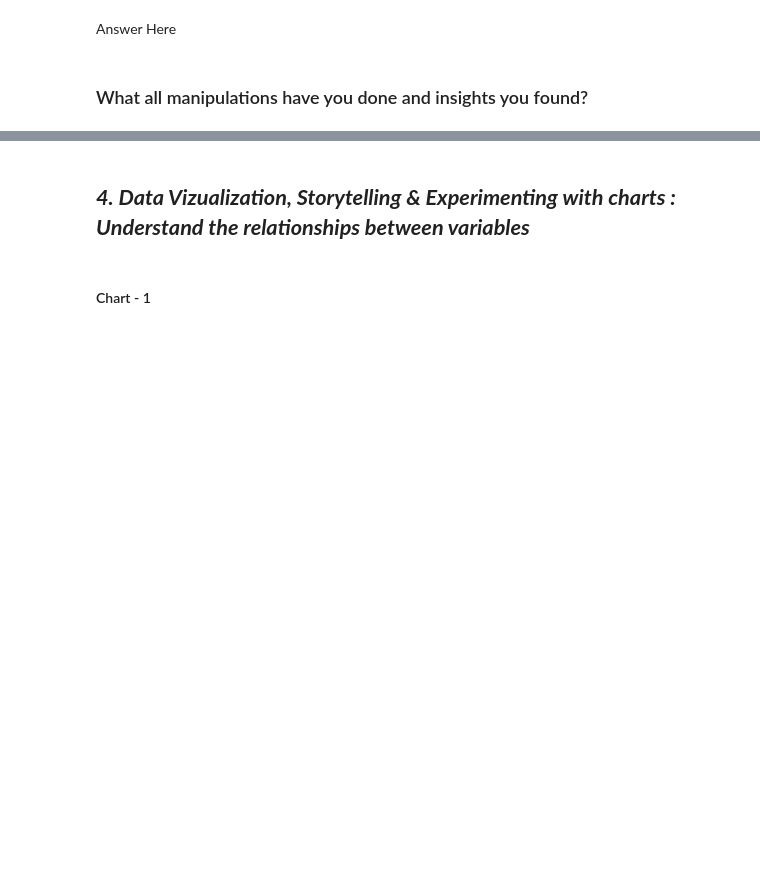
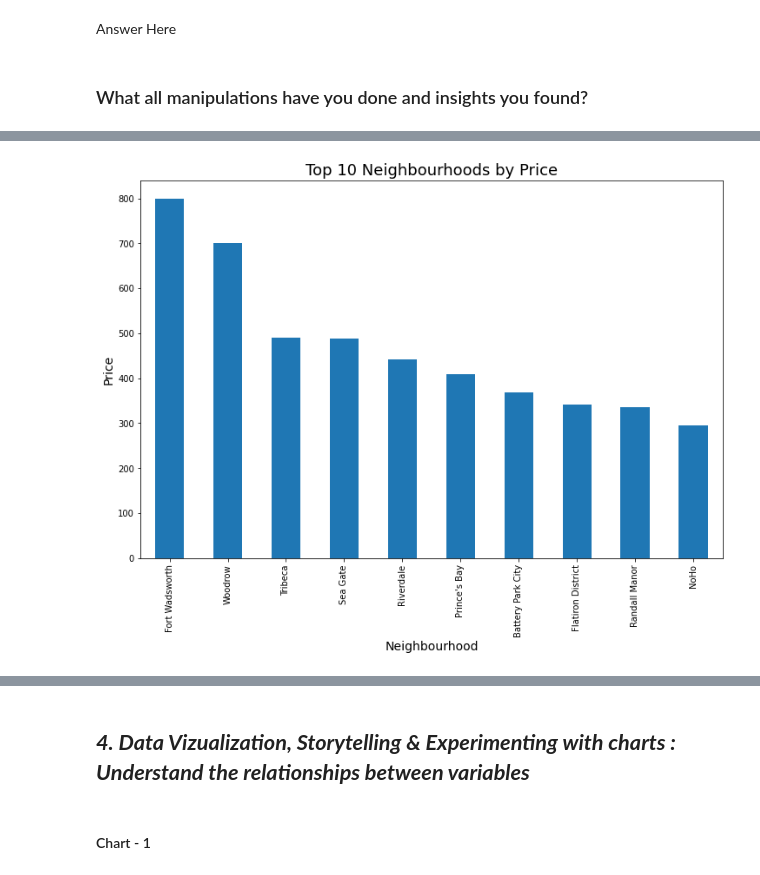
Before and after one commit to shubhi0078/AirBnB-bookings-DF-Analysis, a Jupyter notebook: AirBnB_EDA_Project.ipynb, the cells around one changed output, grey strips where cells are left out. Cells and saved outputs as stored; diff of their text form; code cells hidden in the pictures; blank space fills up the shorter version.

```diff
--- a/AirBnB_EDA_Project.ipynb
+++ b/AirBnB_EDA_Project.ipynb
@@ -219,5 +404,7 @@ df.groupby(['name','room_type','neighbourhood_group']).agg({'reviews_per_month':
 # %%
 #9 top 10 neighbourhoods with highest prices & reviews per month
 
-top_neighbourhood = df.groupby(['neighbourhood']).agg({'price':'mean','reviews_per_month':'mean'}).sort_values(by = 'price',ascending = False).head(10)
+top_neighbourhood = df.groupby(['neighbourhood'])['price'].mean().sort_values(ascending = False).head(10)
 top_neighbourhood
+# %% [output]
+[figure, added]
```
Also changed, not shown: parts of 36 cells of this notebook.
